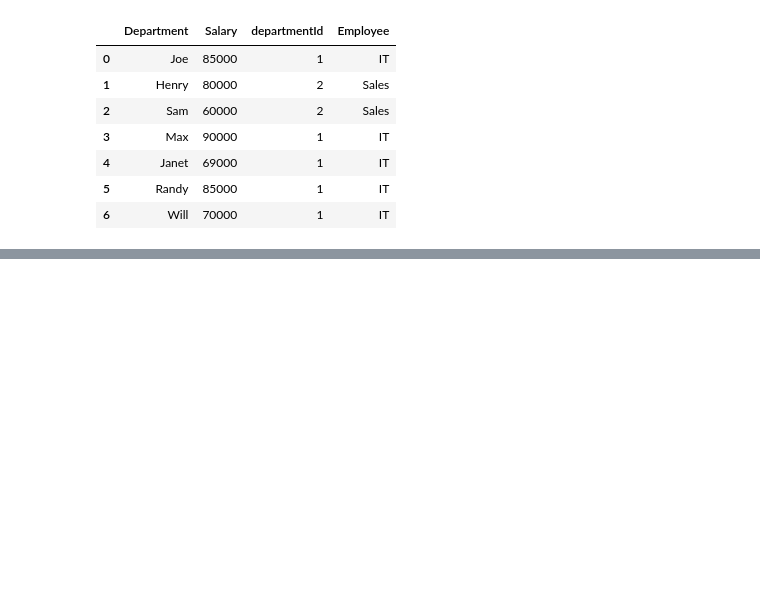
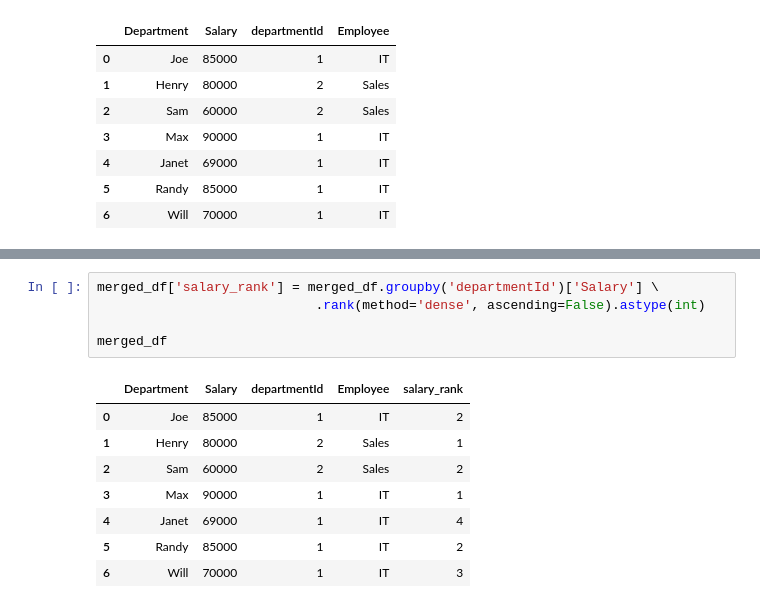
Before and after one commit to benkaan001/mysql_query_lab, a Jupyter notebook: mysql_query_lab/notebooks/leetcode50/06_07_department_top_three_salaries.ipynb, the cells around one changed output, grey strips where cells are left out. Saved outputs shown, nothing was run; the diff lists cells and outputs as text; blank space fills up the shorter version.

```diff
--- a/mysql_query_lab/notebooks/leetcode50/06_07_department_top_three_salaries.ipynb
+++ b/mysql_query_lab/notebooks/leetcode50/06_07_department_top_three_salaries.ipynb
@@ -359,0 +390,14 @@ merged_df
+# %%
+merged_df['salary_rank'] = merged_df.groupby('departmentId')['Salary'] \
+                            .rank(method='dense', ascending=False).astype(int)
+
+merged_df
+# %% [output]
+|  | Department | Salary | departmentId | Employee | salary_rank |
+| 0 | Joe | 85000 | 1 | IT | 2 |
+| 1 | Henry | 80000 | 2 | Sales | 1 |
+| 2 | Sam | 60000 | 2 | Sales | 2 |
+| 3 | Max | 90000 | 1 | IT | 1 |
+| 4 | Janet | 69000 | 1 | IT | 4 |
+| 5 | Randy | 85000 | 1 | IT | 2 |
+| 6 | Will | 70000 | 1 | IT | 3 |
```
Also changed, not shown: parts of 3 cells of this notebook.
